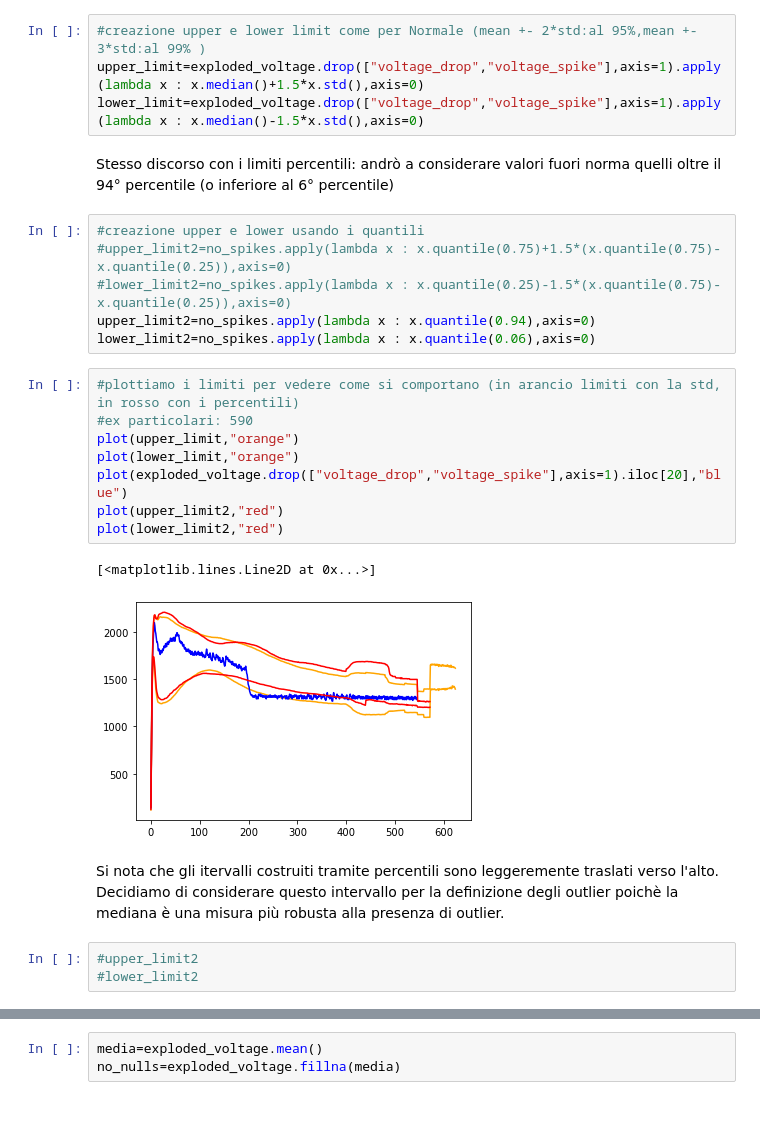
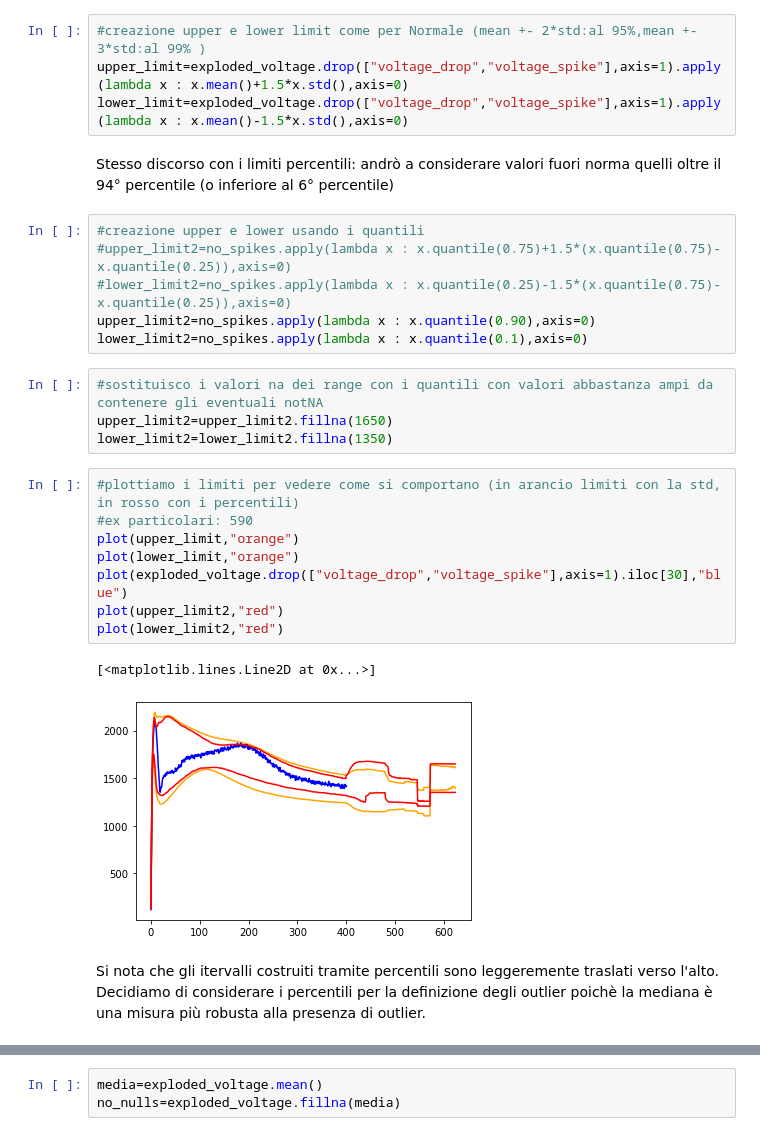
Before and after one commit to DavideMobilia/Anomaly-Detection, a Jupyter notebook: Scripts/Part2- Statistical Anomaly Detection.ipynb, the cells around one changed output, grey strips where cells are left out. Saved outputs shown, nothing was run; the diff lists cells and outputs as text.

```diff
--- a/Scripts/Part2- Statistical Anomaly Detection.ipynb
+++ b/Scripts/Part2- Statistical Anomaly Detection.ipynb
@@ -190,29 +183,30 @@ Poichè le curve con picchi o cali anomali della tensione anomali rappresentano
 ![gatto](../curva-gaussiana-normale-standardizzata.gif)
 # %%
 #creazione upper e lower limit come per Normale (mean +- 2*std:al 95%,mean +- 3*std:al 99% )
-upper_limit=exploded_voltage.drop(["voltage_drop","voltage_spike"],axis=1).apply(lambda x : x.median()+1.5*x.std(),axis=0)
-lower_limit=exploded_voltage.drop(["voltage_drop","voltage_spike"],axis=1).apply(lambda x : x.median()-1.5*x.std(),axis=0)
+upper_limit=exploded_voltage.drop(["voltage_drop","voltage_spike"],axis=1).apply(lambda x : x.mean()+1.5*x.std(),axis=0)
+lower_limit=exploded_voltage.drop(["voltage_drop","voltage_spike"],axis=1).apply(lambda x : x.mean()-1.5*x.std(),axis=0)
 # %% [markdown]
 Stesso discorso con i limiti percentili: andrò a considerare valori fuori norma quelli oltre il 94° percentile (o inferiore al 6° percentile)
 # %%
 #creazione upper e lower usando i quantili
 #upper_limit2=no_spikes.apply(lambda x : x.quantile(0.75)+1.5*(x.quantile(0.75)-x.quantile(0.25)),axis=0)
 #lower_limit2=no_spikes.apply(lambda x : x.quantile(0.25)-1.5*(x.quantile(0.75)-x.quantile(0.25)),axis=0)
-upper_limit2=no_spikes.apply(lambda x : x.quantile(0.94),axis=0)
-lower_limit2=no_spikes.apply(lambda x : x.quantile(0.06),axis=0)
+upper_limit2=no_spikes.apply(lambda x : x.quantile(0.90),axis=0)
+lower_limit2=no_spikes.apply(lambda x : x.quantile(0.1),axis=0)
+# %%
+#sostituisco i valori na dei range con i quantili con valori abbastanza ampi da contenere gli eventuali notNA
+upper_limit2=upper_limit2.fillna(1650)
+lower_limit2=lower_limit2.fillna(1350)
 # %%
 #plottiamo i limiti per vedere come si comportano (in arancio limiti con la std, in rosso con i percentili)
 #ex particolari: 590
 plot(upper_limit,"orange")
 plot(lower_limit,"orange")
-plot(exploded_voltage.drop(["voltage_drop","voltage_spike"],axis=1).iloc[20],"blue")
+plot(exploded_voltage.drop(["voltage_drop","voltage_spike"],axis=1).iloc[30],"blue")
 plot(upper_limit2,"red")
 plot(lower_limit2,"red")
 # %% [output]
 [<matplotlib.lines.Line2D at 0x...>]
-[figure, old version]
+[figure, new version]
 # %% [markdown]
-Si nota che gli itervalli costruiti tramite percentili sono leggeremente traslati verso l'alto. Decidiamo di considerare questo intervallo per la definizione degli outlier poichè la mediana è una misura più robusta alla presenza di outlier.
+Si nota che gli itervalli costruiti tramite percentili sono leggeremente traslati verso l'alto. Decidiamo di considerare i percentili per la definizione degli outlier poichè la mediana è una misura più robusta alla presenza di outlier.
-# %%
-#upper_limit2
-#lower_limit2
```
Also changed, not shown: parts of 12 cells of this notebook.
